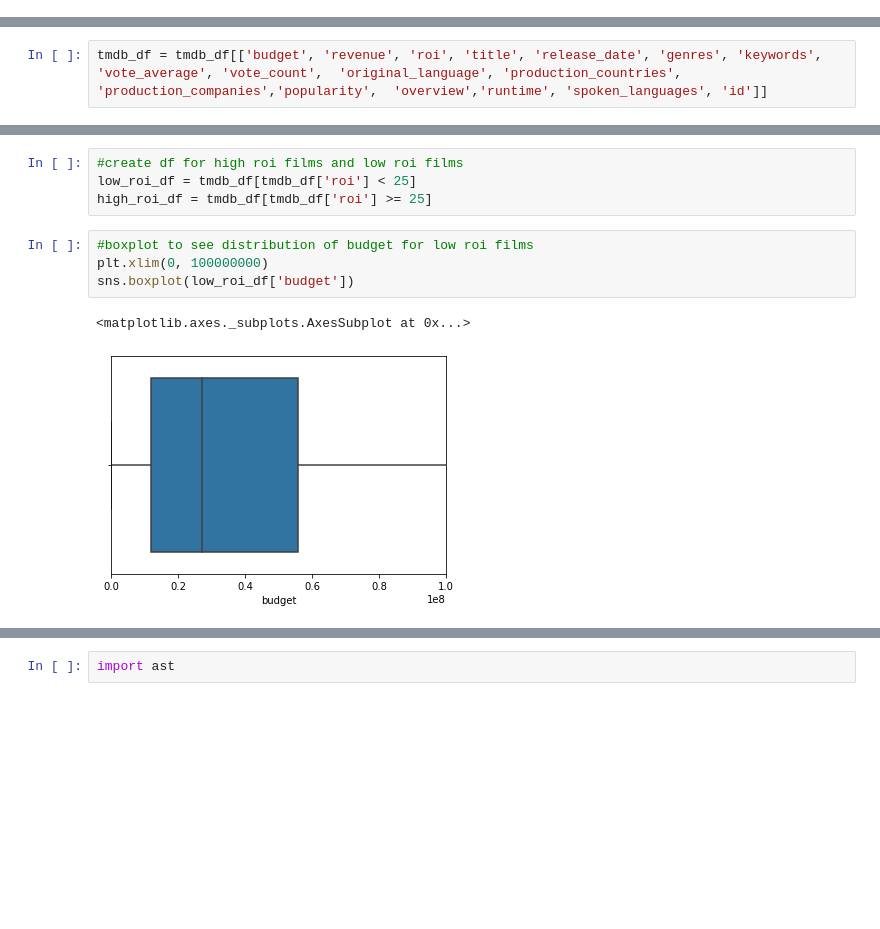
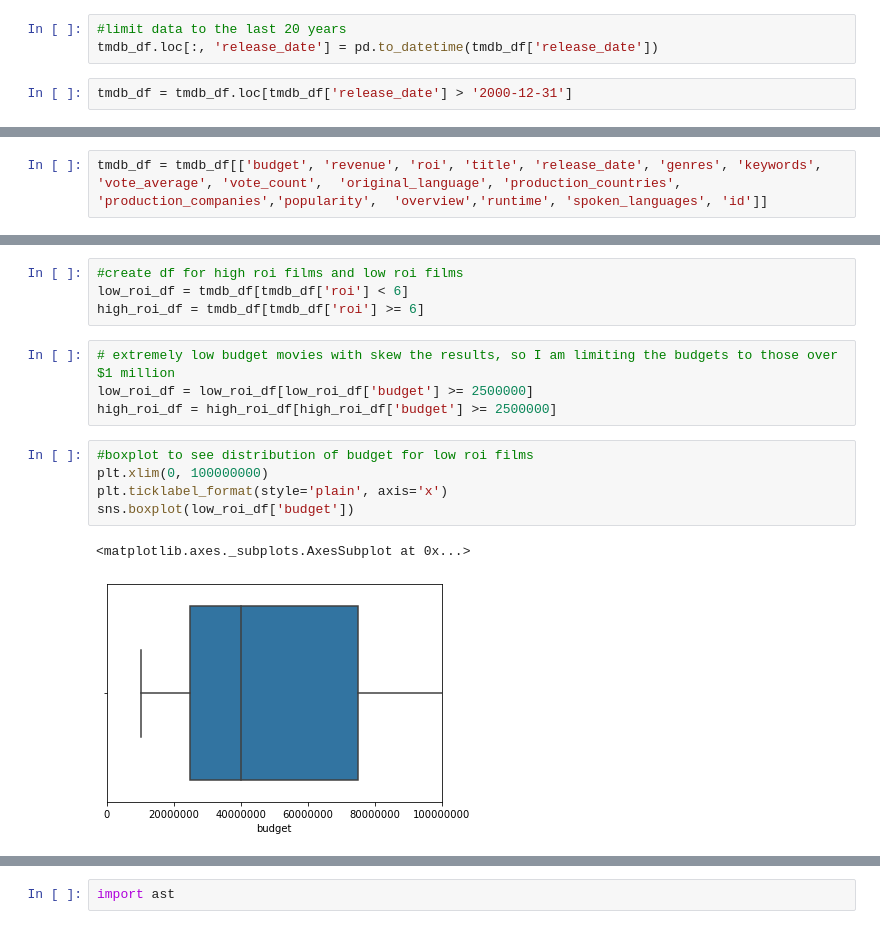
Before and after one commit to clreiner/dsc-project-template, a Jupyter notebook: scratch_notebooks/NewTMDBdfcleaning.ipynb, the cells around one changed output, grey strips where cells are left out. Saved outputs shown, nothing was run; the diff lists cells and outputs as text; blank space fills up the shorter version.

```diff
--- a/scratch_notebooks/NewTMDBdfcleaning.ipynb
+++ b/scratch_notebooks/NewTMDBdfcleaning.ipynb
@@ -27,0 +19,5 @@ tmdb_df.head()
+# %%
+#limit data to the last 20 years
+tmdb_df.loc[:, 'release_date'] = pd.to_datetime(tmdb_df['release_date'])
+# %%
+tmdb_df = tmdb_df.loc[tmdb_df['release_date'] > '2000-12-31']
@@ -213,14 +212,19 @@ tmdb_df.head()
 # %%
 #create df for high roi films and low roi films
-low_roi_df = tmdb_df[tmdb_df['roi'] < 25]
-high_roi_df = tmdb_df[tmdb_df['roi'] >= 25]
+low_roi_df = tmdb_df[tmdb_df['roi'] < 6]
+high_roi_df = tmdb_df[tmdb_df['roi'] >= 6]
+# %%
+# extremely low budget movies with skew the results, so I am limiting the budgets to those over $1 million
+low_roi_df = low_roi_df[low_roi_df['budget'] >= 2500000]
+high_roi_df = high_roi_df[high_roi_df['budget'] >= 2500000]
 # %%
 #boxplot to see distribution of budget for low roi films
 plt.xlim(0, 100000000)
+plt.ticklabel_format(style='plain', axis='x')
 sns.boxplot(low_roi_df['budget'])
 # %% [output]
 <matplotlib.axes._subplots.AxesSubplot at 0x...>
-[figure, old version]
+[figure, new version]
 # %%
 #boxplot to seee distribution of budget for high roi films
 plt.xlim(0, 100000000)
```
Also changed, not shown: parts of 89 cells of this notebook, 3 other files.
